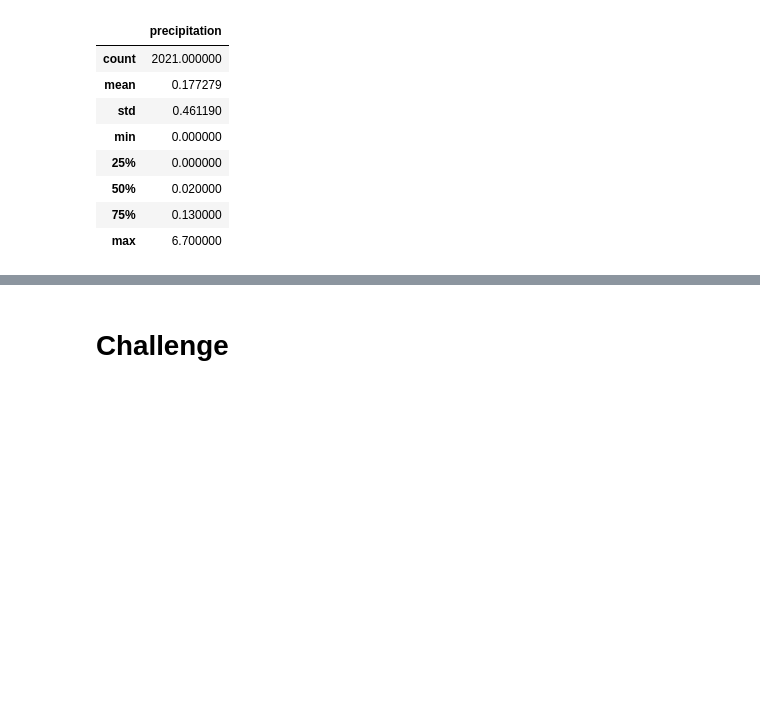
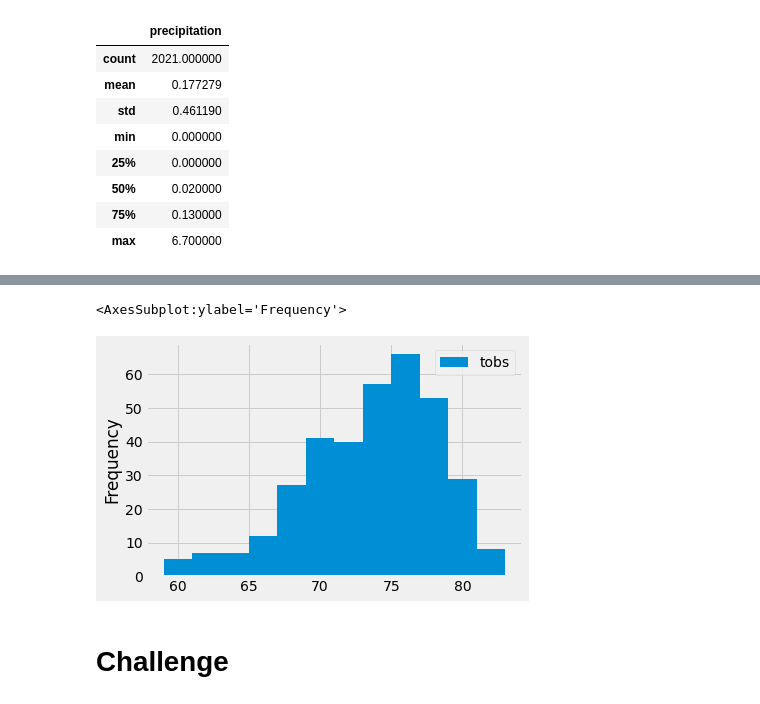
Before and after one commit to macosta2015/Roadmap, a Jupyter notebook: climate_analysis.ipynb, the cells around one changed output, grey strips where cells are left out. Saved outputs shown, nothing was run; the diff lists cells and outputs as text; code cells hidden in the pictures; blank space fills up the shorter version.

```diff
--- a/climate_analysis.ipynb
+++ b/climate_analysis.ipynb
@@ -129,3 +195,8 @@ df.describe()
+# %%
+df.plot.hist(bins=12)
+# %% [output]
+<AxesSubplot:ylabel='Frequency'>
+[figure, added]
 # %%
 # Write a function called `calc_temps` that will accept start date and end date in the format '%Y-%m-%d'
 # and return the minimum, average, and maximum temperatures for that range of dates
```
Also changed, not shown: parts of 9 cells of this notebook.
